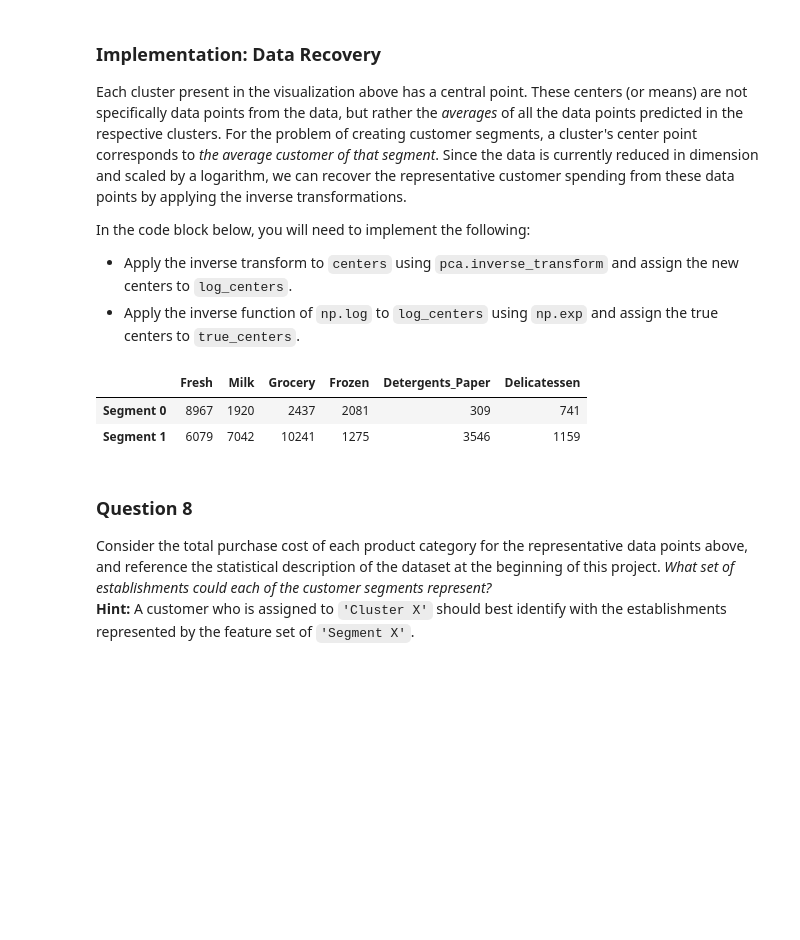
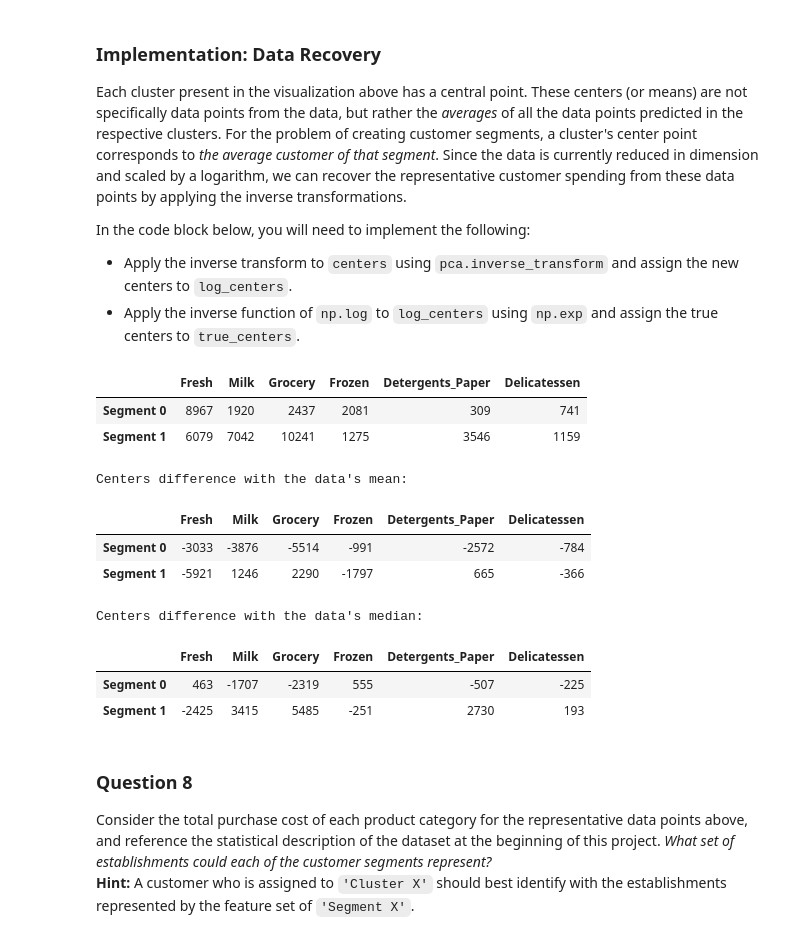
Before and after one commit to arielalvarez88/customer_segments, a Jupyter notebook: customer_segments.ipynb, the cells around one changed output. Saved outputs shown, nothing was run; the diff lists cells and outputs as text; code cells hidden in the pictures; blank space fills up the shorter version.

```diff
--- a/customer_segments.ipynb
+++ b/customer_segments.ipynb
@@ -441,19 +505,31 @@ In the code block below, you will need to implement the following:
 # %%
 # TODO: Inverse transform the centers
 log_centers = pca.inverse_transform(clusterer.means_)
 
 # TODO: Exponentiate the centers
 true_centers = np.exp(log_centers)
 
 # Display the true centers
 segments = ['Segment {}'.format(i) for i in range(0,len(centers))]
 true_centers = pd.DataFrame(np.round(true_centers), columns = data.keys())
 true_centers.index = segments
 display(true_centers)
+print("Centers difference with the data's mean: ")
+display(true_centers - np.round(data.mean()))
+print("Centers difference with the data's median: ")
+display((true_centers - np.round(data.median())))
 # %% [output]
 |  | Fresh | Milk | Grocery | Frozen | Detergents_Paper | Delicatessen |
 | Segment 0 | 8967 | 1920 | 2437 | 2081 | 309 | 741 |
 | Segment 1 | 6079 | 7042 | 10241 | 1275 | 3546 | 1159 |
+Centers difference with the data's mean:
+|  | Fresh | Milk | Grocery | Frozen | Detergents_Paper | Delicatessen |
+| Segment 0 | -3033 | -3876 | -5514 | -991 | -2572 | -784 |
+| Segment 1 | -5921 | 1246 | 2290 | -1797 | 665 | -366 |
+Centers difference with the data's median:
+|  | Fresh | Milk | Grocery | Frozen | Detergents_Paper | Delicatessen |
+| Segment 0 | 463 | -1707 | -2319 | 555 | -507 | -225 |
+| Segment 1 | -2425 | 3415 | 5485 | -251 | 2730 | 193 |
 # %% [markdown]
 ### Question 8
 Consider the total purchase cost of each product category for the representative data points above, and reference the statistical description of the dataset at the beginning of this project. *What set of establishments could each of the customer segments represent?*
```
Also changed, not shown: parts of 16 cells of this notebook, 1 other file.
